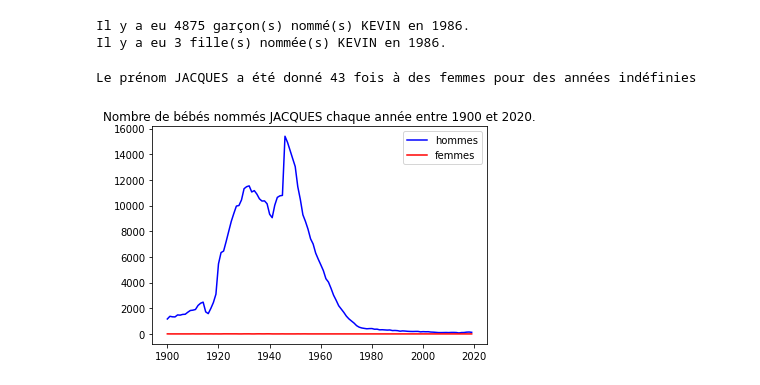
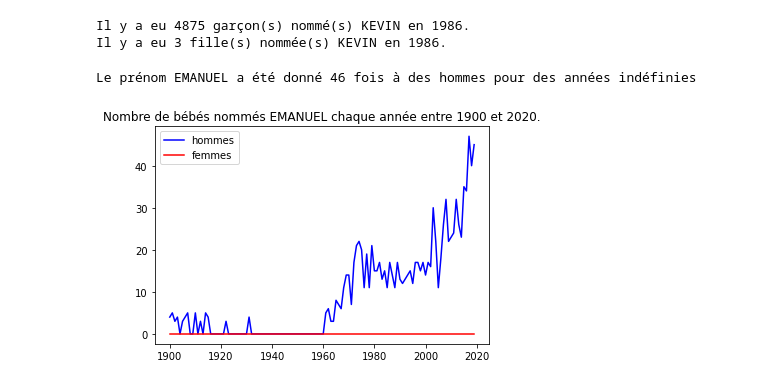
Before and after one commit to MatthieuRodet/ProjetStatistique, a Jupyter notebook: Projet.ipynb, the cells around one changed output. Drawn from its saved outputs; the diff is of its cells as text; code cells hidden in the pictures.

```diff
--- a/Projet.ipynb
+++ b/Projet.ipynb
@@ -72,36 +72,36 @@ def plotNumberByYear(dataBase, name):
 
     allName['annais'] = allName['annais'].astype(int)
 
     X_M = [x for x in allName[allName.sexe==1].annais.array]
     Y_M = [y for y in allName[allName.sexe==1].nombre.array]
     X_F = [x for x in allName[allName.sexe==2].annais.array]
     Y_F = [y for y in allName[allName.sexe==2].nombre.array]
 
     for i in range(1900,2020):
         if not i in X_M:
             Y_M.insert(i-1900, 0)
         if not i in X_F:
             Y_F.insert(i-1900, 0)
     X = [i for i in range(1900, 2020)]
     if not 2050 in X_M :
         Y_M.append(0)
     if not 2050 in X_F :
         Y_F.append(0)
 
 
     males, = plt.plot(X, Y_M[:-1], c = 'blue')
     females, = plt.plot(X, Y_F[:-1], c = 'red')
     plt.legend([males, females], ['hommes', 'femmes'])
     plt.title("Nombre de bébés nommés " + name + " chaque année entre 1900 et 2020.")
     if Y_M[-1] != 0 :
         print("Le prénom " + name + " a été donné " + str(Y_M[-1]) + " fois à des hommes pour des années indéfinies")
     if Y_F[-1] != 0 :
         print("Le prénom " + name + " a été donné " + str(Y_F[-1]) + " fois à des femmes pour des années indéfinies")
 
-plotNumberByYear(prenoms, "JACQUES")
+plotNumberByYear(prenoms, "EMANUEL")
 # %% [output]
-Le prénom JACQUES a été donné 43 fois à des femmes pour des années indéfinies
+Le prénom EMANUEL a été donné 46 fois à des hommes pour des années indéfinies
-[figure, old version]
+[figure, new version]
 # %%
 # Prénoms intéressants : Zidane
 # Prénoms de Zoomers : Matthieu, Manon, Enzo, Quentin
```
Also changed, not shown: parts of 1 cell of this notebook.
